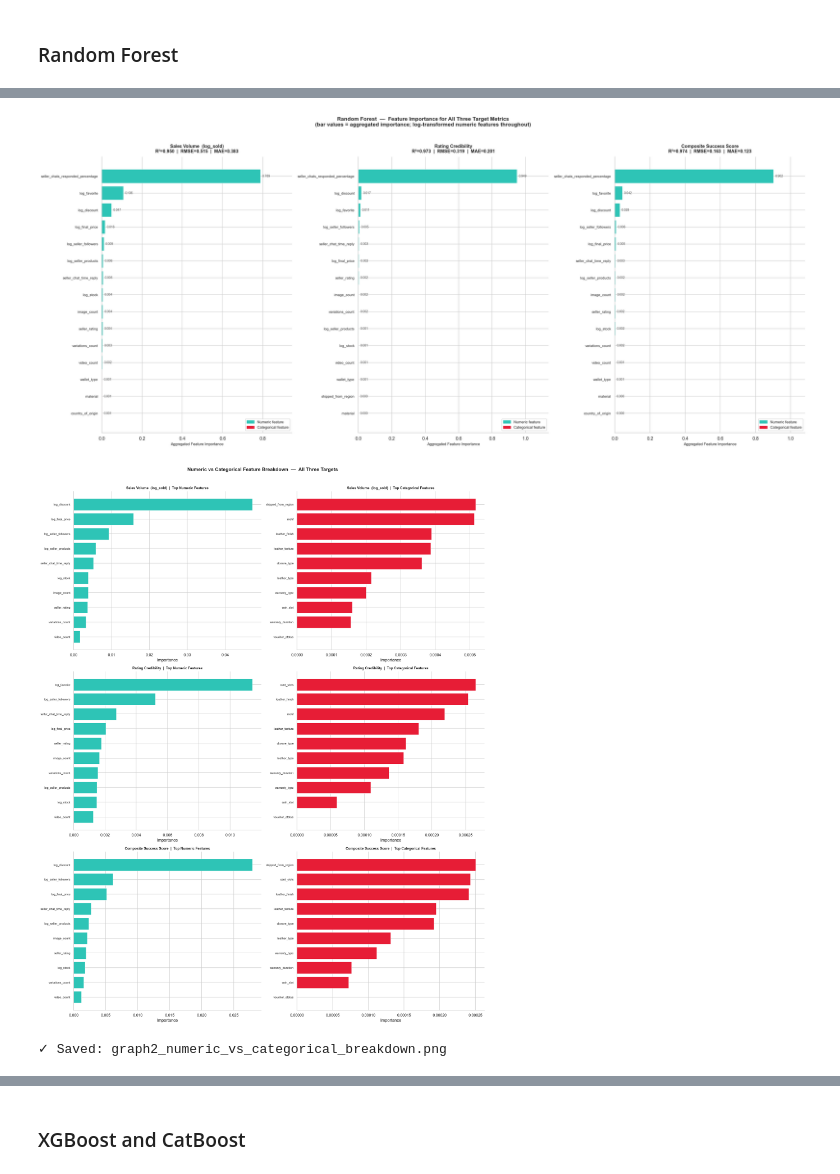
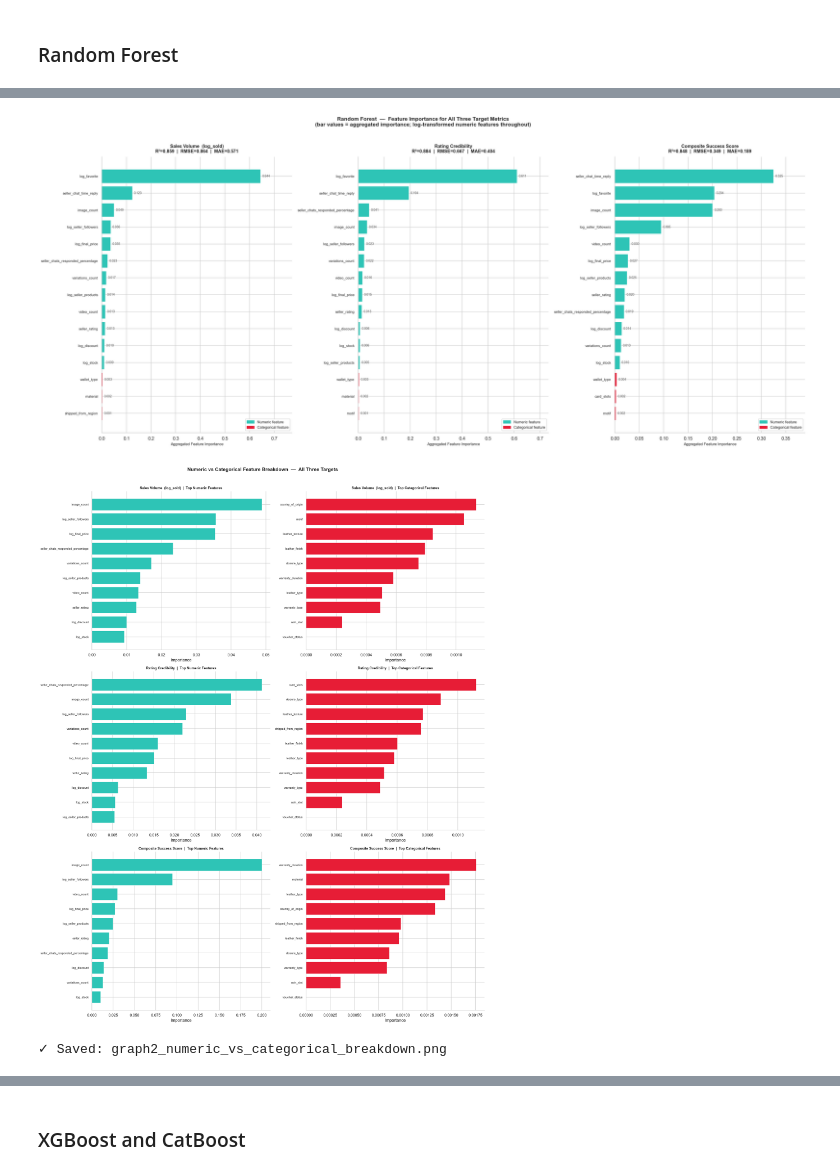
Before and after one commit to claranatalie01/COMP4501-FYP, a Jupyter notebook: angel/05_Dompet_FeatureImportance.ipynb, the cells around one changed output, grey strips where cells are left out. Cells and saved outputs as stored; diff of their text form; code cells hidden in the pictures.

```diff
--- a/angel/05_Dompet_FeatureImportance.ipynb
+++ b/angel/05_Dompet_FeatureImportance.ipynb
@@ -128,10 +128,10 @@ def manipulate_predictor_toward_target(
 def zscore_series(s):
     return (s - s.mean()) / s.std()
 
-tmp_target = df[['log_sold', 'rating_credibility']].dropna().copy()
+tmp_target = df[['sold_z', 'cred_z']].dropna().copy()
 tmp_target['success_score'] = (
-    0.5 * zscore_series(tmp_target['log_sold']) +
-    0.5 * zscore_series(tmp_target['rating_credibility'])
+    0.5 * zscore_series(tmp_target['sold_z']) +
+    0.5 * zscore_series(tmp_target['cred_z'])
 )
 df['success_score'] = np.nan
 df.loc[tmp_target.index, 'success_score'] = tmp_target['success_score']
@@ -225,7 +225,7 @@ df = manipulate_predictor_toward_target(
 # ── Sanity-check: expected strength budget ────────────────
 strength_budget = {
     'log_favorite':                     0.20,
-    'discount':                         0.15,
+    'discount_percentage':              0.15,
     'log_stock':                        0.10,
     'log_final_price':                 -0.10,
     'log_seller_products':              0.08,
@@ -676,3 +676,3 @@ Manipulation strength budget:
-[figure, old version]
+[figure, new version]
-[figure, old version]
+[figure, new version]
 ✓ Saved: graph2_numeric_vs_categorical_breakdown.png
```
Also changed, not shown: parts of 4 cells of this notebook.
